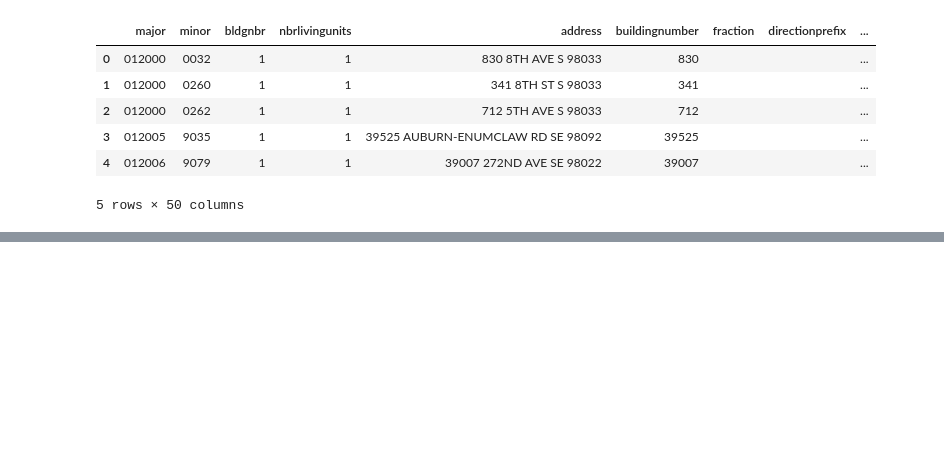
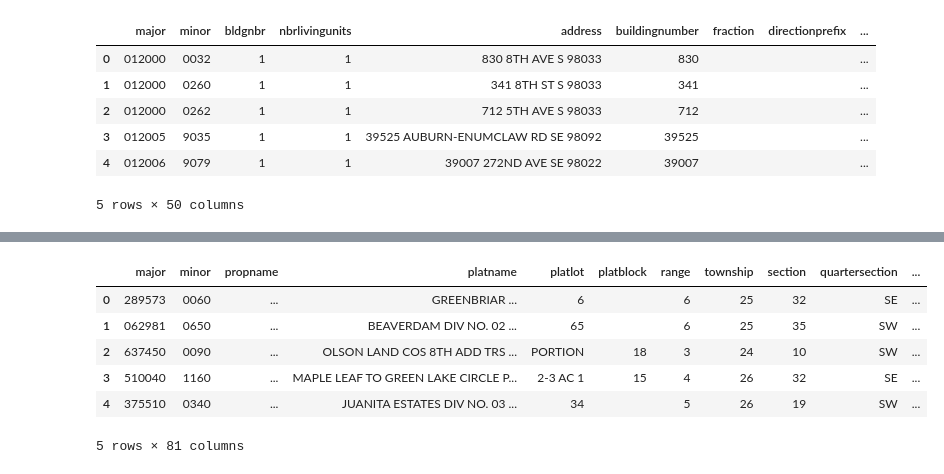
Before and after one commit to hoffm386/housing-price-statistical-analysis, a Jupyter notebook: data/02_csv_to_sql_exploration.ipynb, the cells around one changed output, grey strips where cells are left out. Saved outputs shown, nothing was run; the diff lists cells and outputs as text; code cells hidden in the pictures; blank space fills up the shorter version.

```diff
--- a/data/02_csv_to_sql_exploration.ipynb
+++ b/data/02_csv_to_sql_exploration.ipynb
@@ -438,0 +925,10 @@ pd.read_sql_query("SELECT * FROM buildings LIMIT 5;", conn)
+# %%
+pd.read_sql_query("SELECT * FROM parcels LIMIT 5 OFFSET 83265;", conn)
+# %% [output]
+|  | major | minor | propname | platname | platlot | platblock | range | township | section | quartersection | ... |
+| 0 | 289573 | 0060 | ... | GREENBRIAR ... | 6 |  | 6 | 25 | 32 | SE | ... |
+| 1 | 062981 | 0650 | ... | BEAVERDAM DIV NO. 02 ... | 65 |  | 6 | 25 | 35 | SW | ... |
+| 2 | 637450 | 0090 | ... | OLSON LAND COS 8TH ADD TRS ... | PORTION | 18 | 3 | 24 | 10 | SW | ... |
+| 3 | 510040 | 1160 | ... | MAPLE LEAF TO GREEN LAKE CIRCLE P... | 2-3 AC 1 | 15 | 4 | 26 | 32 | SE | ... |
+| 4 | 375510 | 0340 | ... | JUANITA ESTATES DIV NO. 03 ... | 34 |  | 5 | 26 | 19 | SW | ... |
+5 rows × 81 columns
```
Also changed, not shown: parts of 48 cells of this notebook, 2 other files.
